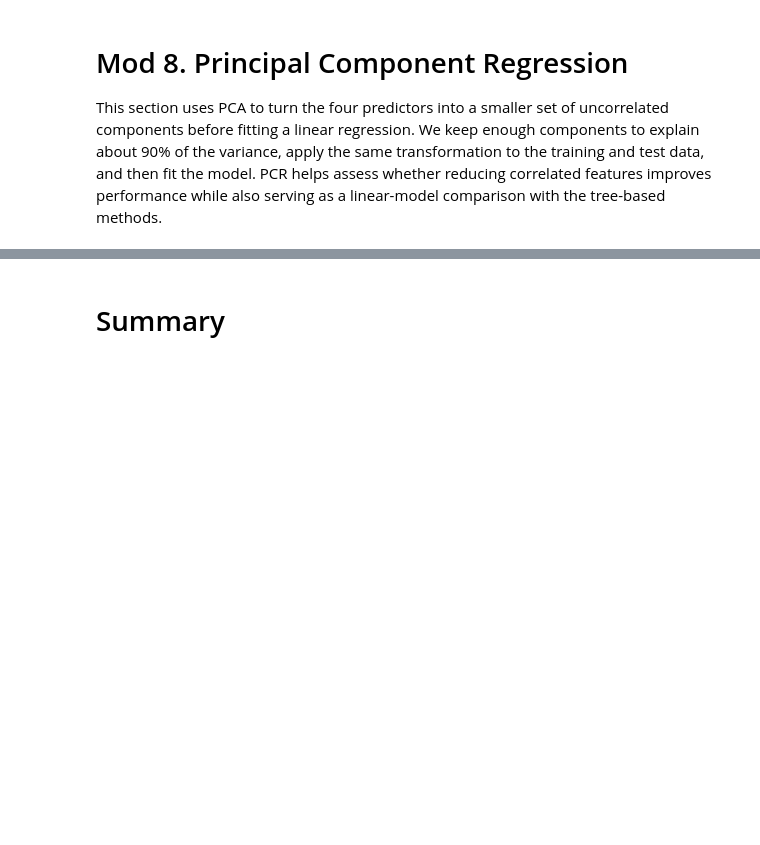
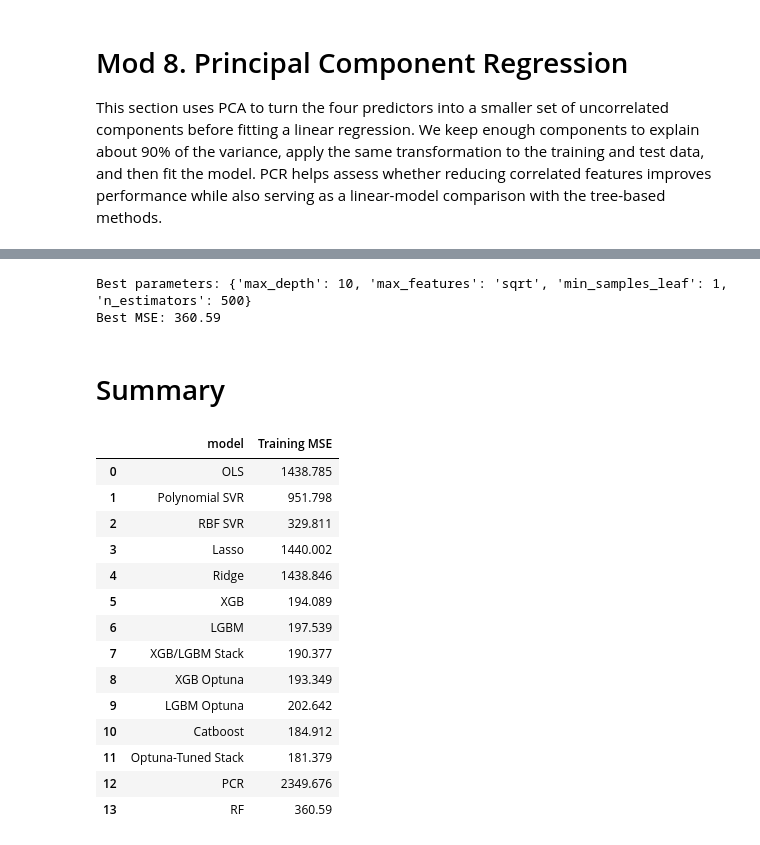
Before and after one commit to lsdixit/kaggle-competition, a Jupyter notebook: submission-jay-edit.ipynb, the cells around one changed output, grey strips where cells are left out. Cells and saved outputs as stored; diff of their text form; code cells hidden in the pictures; blank space fills up the shorter version.

Commit message:
Add summary and random forest code

```diff
--- a/submission-jay-edit.ipynb
+++ b/submission-jay-edit.ipynb
@@ -379,2 +358,45 @@ Number of components explaining 90% variance: 1
+# %%
+from sklearn.ensemble import RandomForestRegressor
+rf_reg = RandomForestRegressor(random_state=42)
+
+param_grid = {
+    'n_estimators': [50, 100, 300, 500],
+    'max_depth': [None, 5, 10, 20],
+    'max_features': ['sqrt', 'log2', 0.3],
+    'min_samples_leaf': [1, 5]
+}
+
+rf_grid = GridSearchCV(rf_reg, param_grid, cv=5, scoring='neg_mean_squared_error')
+rf_grid.fit(X_train, y_train)
+
+print(f"Best parameters: {rf_grid.best_params_}")
+print(f"Best MSE: {-rf_grid.best_score_:.2f}")
+
+rf_pred = rf_grid.predict(test[features])
+submission_rf = pd.DataFrame({"id": test["id"], "DIC": rf_pred})
+submission_rf.to_csv("submission_rf.csv", index=False)
+# %% [output]
+Best parameters: {'max_depth': 10, 'max_features': 'sqrt', 'min_samples_leaf': 1, 'n_estimators': 500}
+Best MSE: 360.59
 # %% [markdown]
 # Summary
+# %%
+all_mse = pd.DataFrame({'model': ['OLS', 'Polynomial SVR', 'RBF SVR', 'Lasso', 'Ridge', 'XGB', 'LGBM', 'XGB/LGBM Stack', 'XGB Optuna', 'LGBM Optuna', 'Catboost', 'Optuna-Tuned Stack', 'PCR', 'RF'],
+                       'Training MSE': ['1438.785', '951.798', '329.811', '1440.002', '1438.846', '194.089', '197.539', '190.377', '193.349', '202.642', '184.912', '181.379', '2349.676', '360.59']})
+all_mse
+# %% [output]
+|  | model | Training MSE |
+| 0 | OLS | 1438.785 |
+| 1 | Polynomial SVR | 951.798 |
+| 2 | RBF SVR | 329.811 |
+| 3 | Lasso | 1440.002 |
+| 4 | Ridge | 1438.846 |
+| 5 | XGB | 194.089 |
+| 6 | LGBM | 197.539 |
+| 7 | XGB/LGBM Stack | 190.377 |
+| 8 | XGB Optuna | 193.349 |
+| 9 | LGBM Optuna | 202.642 |
+| 10 | Catboost | 184.912 |
+| 11 | Optuna-Tuned Stack | 181.379 |
+| 12 | PCR | 2349.676 |
+| 13 | RF | 360.59 |
```
Also changed, not shown: parts of 13 cells of this notebook.
